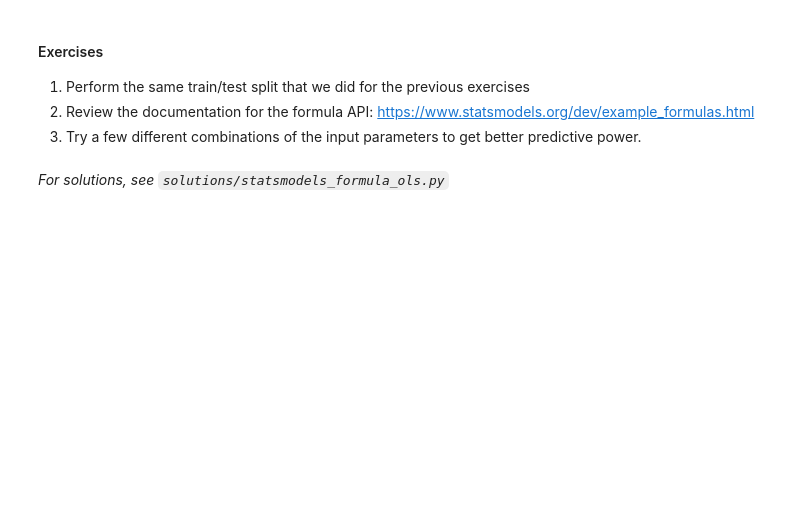
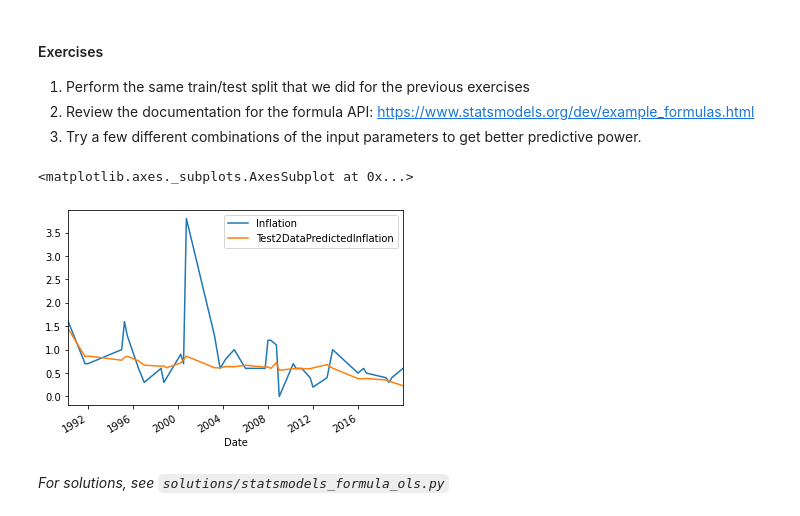
Before and after one commit to PythonCharmers/QuantFinance, a Jupyter notebook: notebooks/Module 1.3.2 - Multivariate OLS.ipynb, the cells around one changed output. Cells and saved outputs as stored; diff of their text form; code cells hidden in the pictures; blank space fills up the shorter version.

```diff
--- a/notebooks/Module 1.3.2 - Multivariate OLS.ipynb
+++ b/notebooks/Module 1.3.2 - Multivariate OLS.ipynb
@@ -530,5 +600,24 @@ pd.concat([y, y_pred], axis=1).plot()
 1. Perform the same train/test split that we did for the previous exercises
 2. Review the documentation for the formula API: https://www.statsmodels.org/dev/example_formulas.html
 3. Try a few different combinations of the input parameters to get better predictive power.
+# %%
+
+
+training_data, testing_data = train_test_split(data, test_size=0.3, random_state=25)
+
+# Fit an OLS model and get a summary
+est_mod2 = smf.ols(formula='Inflation ~ InterestRate + AUDUSD + (InterestRate * AUDUSD)',
+              data=data).fit()
+
+est_mod2.summary()
+
+test_pred2 = est_mod2.predict(testing_data[["InterestRate", "AUDUSD"]])
+test_pred2.name = "Test2DataPredictedInflation"
+
+
+pd.concat([testing_data['Inflation'], test_pred2], axis=1).plot()
+# %% [output]
+<matplotlib.axes._subplots.AxesSubplot at 0x...>
+[figure, added]
 # %% [markdown]
 *For solutions, see `solutions/statsmodels_formula_ols.py`*
```
Also changed, not shown: parts of 14 cells of this notebook.
